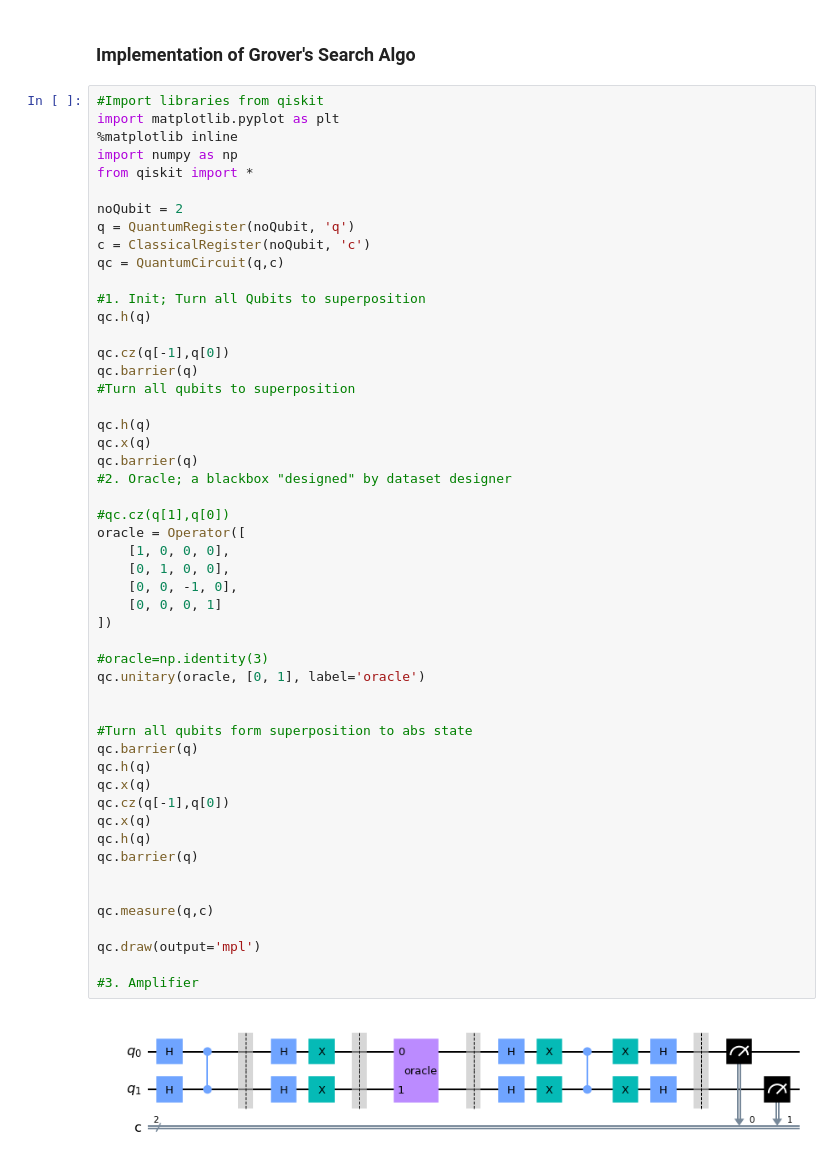
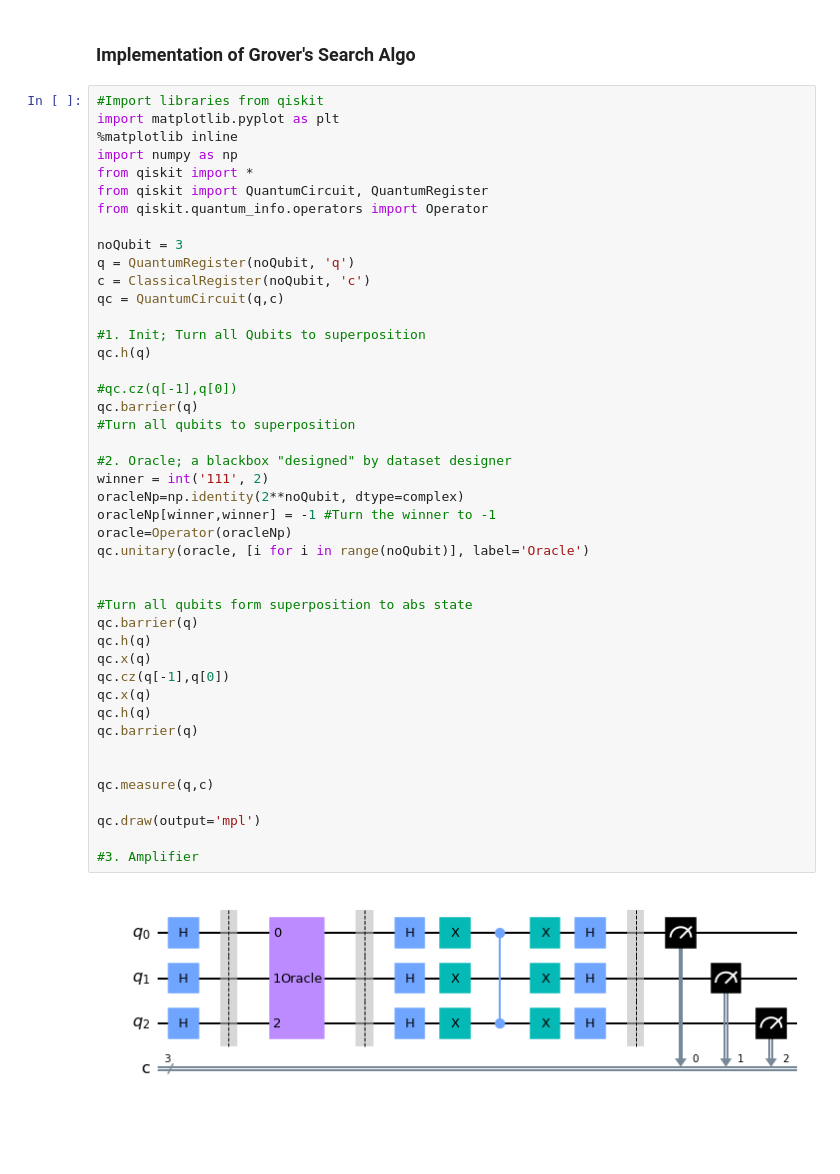
Before and after one commit to Jonathanchan1996/QM_Sandbox, a Jupyter notebook: finalProject.ipynb, the cells around one changed output. Cells and saved outputs as stored; diff of their text form; blank space fills up the shorter version.

Commit message:
Circuit ok

```diff
--- a/finalProject.ipynb
+++ b/finalProject.ipynb
@@ -353,53 +203,46 @@ import matplotlib.pyplot as plt
 %matplotlib inline
 import numpy as np
 from qiskit import *
+from qiskit import QuantumCircuit, QuantumRegister
+from qiskit.quantum_info.operators import Operator
 
-noQubit = 2
+noQubit = 3
 q = QuantumRegister(noQubit, 'q')
 c = ClassicalRegister(noQubit, 'c')
 qc = QuantumCircuit(q,c)
 
 #1. Init; Turn all Qubits to superposition
 qc.h(q)
 
-qc.cz(q[-1],q[0])
+#qc.cz(q[-1],q[0])
 qc.barrier(q)
 #Turn all qubits to superposition
 
-qc.h(q)
-qc.x(q)
-qc.barrier(q)
 #2. Oracle; a blackbox "designed" by dataset designer
-
-#qc.cz(q[1],q[0])
-oracle = Operator([
-    [1, 0, 0, 0],
-    [0, 1, 0, 0],
-    [0, 0, -1, 0],
-    [0, 0, 0, 1]
-])
-
-#oracle=np.identity(3)
-qc.unitary(oracle, [0, 1], label='oracle')
+winner = int('111', 2)
+oracleNp=np.identity(2**noQubit, dtype=complex)
+oracleNp[winner,winner] = -1 #Turn the winner to -1
+oracle=Operator(oracleNp)
+qc.unitary(oracle, [i for i in range(noQubit)], label='Oracle')
 
 
 #Turn all qubits form superposition to abs state
 qc.barrier(q)
 qc.h(q)
 qc.x(q)
 qc.cz(q[-1],q[0])
 qc.x(q)
 qc.h(q)
 qc.barrier(q)
 
 
 qc.measure(q,c)
 
 qc.draw(output='mpl')
 
 #3. Amplifier
 # %% [output]
-[figure, old version]
+[figure, new version]
 # %%
 # Step 4: Run on backend simulator and print results
 simulator = Aer.get_backend('qasm_simulator')
```
Also changed, not shown: parts of 18 cells of this notebook.
